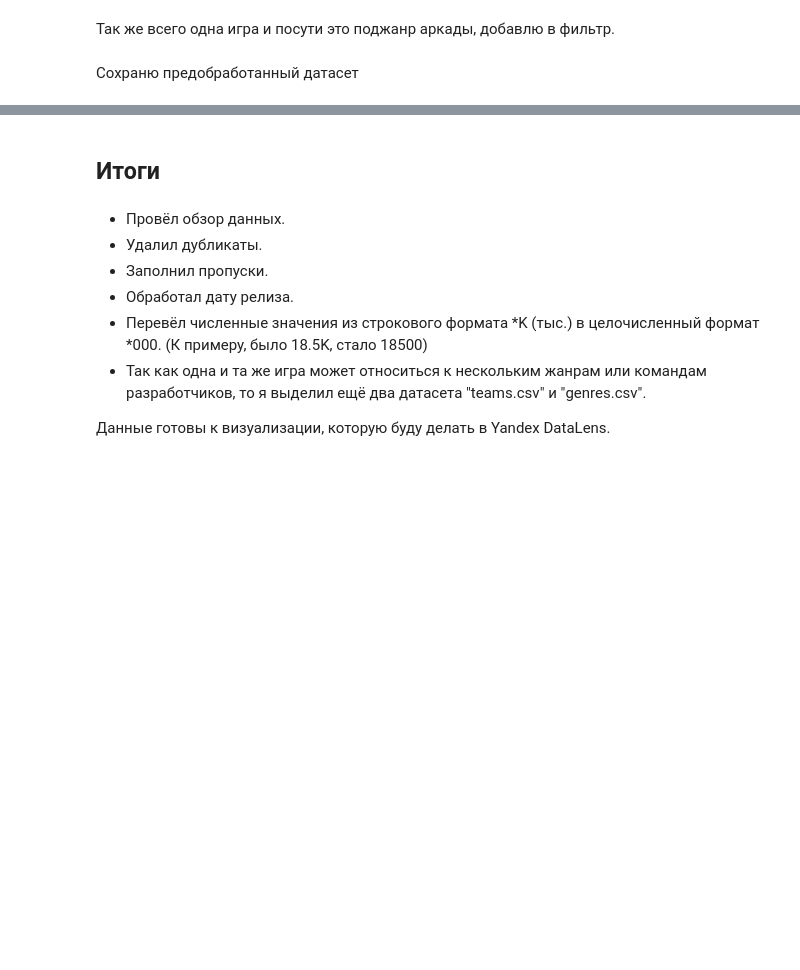
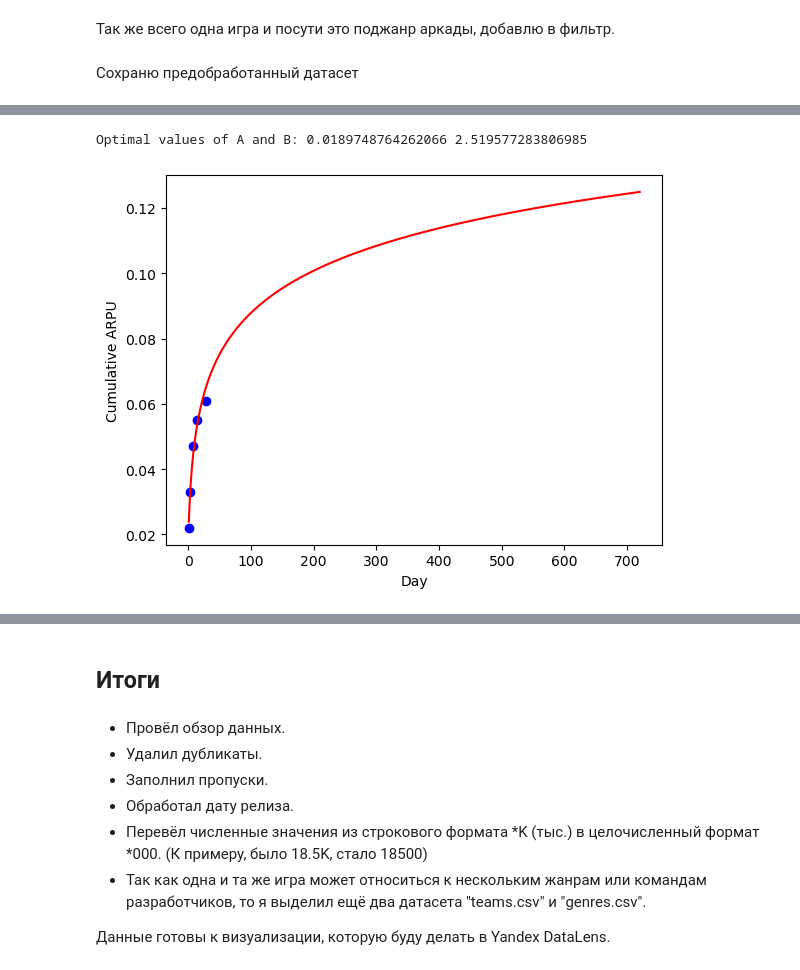
Before and after one commit to FedorSafonov/Projects, a Jupyter notebook: Pet-projects/Popular_Video_Games_1980-2023/games.ipynb, the cells around one changed output, grey strips where cells are left out. Drawn from its saved outputs; the diff is of its cells as text; code cells hidden in the pictures; blank space fills up the shorter version.

```diff
--- a/Pet-projects/Popular_Video_Games_1980-2023/games.ipynb
+++ b/Pet-projects/Popular_Video_Games_1980-2023/games.ipynb
@@ -357,0 +463,43 @@ adventures.to_csv('adventures')
+# %%
+import numpy as np
+import pandas as pd
+from scipy.optimize import minimize
+import matplotlib.pyplot as plt
+
+# Создаем DataFrame с данными
+data = {'Day': [1, 3, 7, 14, 28],
+        'Cumulative_ARPU': [0.022, 0.033, 0.047, 0.055, 0.061]}
+df = pd.DataFrame(data)
+
+# Определяем функцию для расчета суммы квадратов отклонений
+def squared_error(params, x, y):
+    A, B = params
+    y_pred = A * np.log(B + x)
+    return np.sum((y_pred - y) ** 2)
+
+# Определяем начальные значения коэффициентов A и B
+params0 = [1, 1]
+
+# Минимизируем функцию squared_error для определения оптимальных значений коэффициентов A и B
+res = minimize(squared_error, params0, args=(df['Day'], df['Cumulative_ARPU']))
+
+# Получаем оптимальные значения коэффициентов A и B
+A, B = res.x
+
+# Создаем новые данные для построения графика
+new_data = {'Day': np.arange(1, 721)}
+new_X = pd.DataFrame(new_data)
+predicted_ARPU = A * np.log(B + new_X['Day'])
+
+# Выводим оптимальные значения коэффициентов A и B
+print('Optimal values of A and B:', A, B)
+
+# Строим график накопительного ARPU
+plt.scatter(df['Day'], df['Cumulative_ARPU'], color='blue')
+plt.plot(new_X['Day'], predicted_ARPU, color='red')
+plt.xlabel('Day')
+plt.ylabel('Cumulative ARPU')
+plt.show()
+# %% [output]
+Optimal values of A and B: 0.0189748764262066 2.519577283806985
+[figure, added]
```
Also changed, not shown: parts of 15 cells of this notebook, 2 other files.
